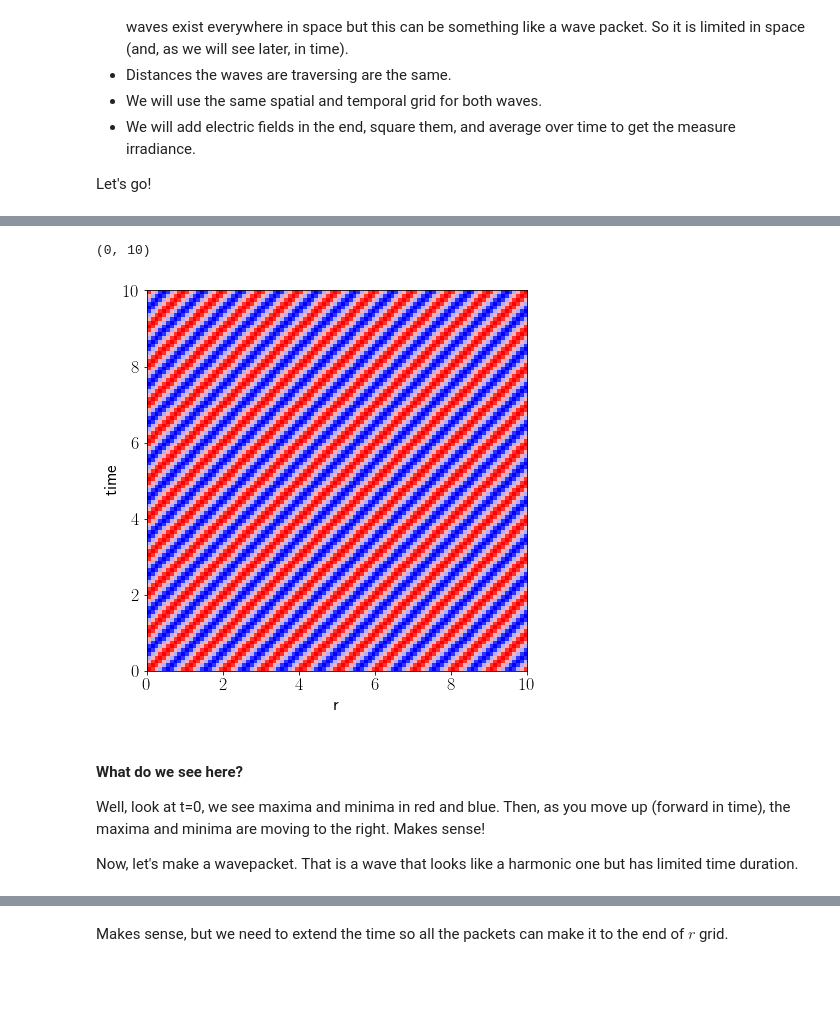
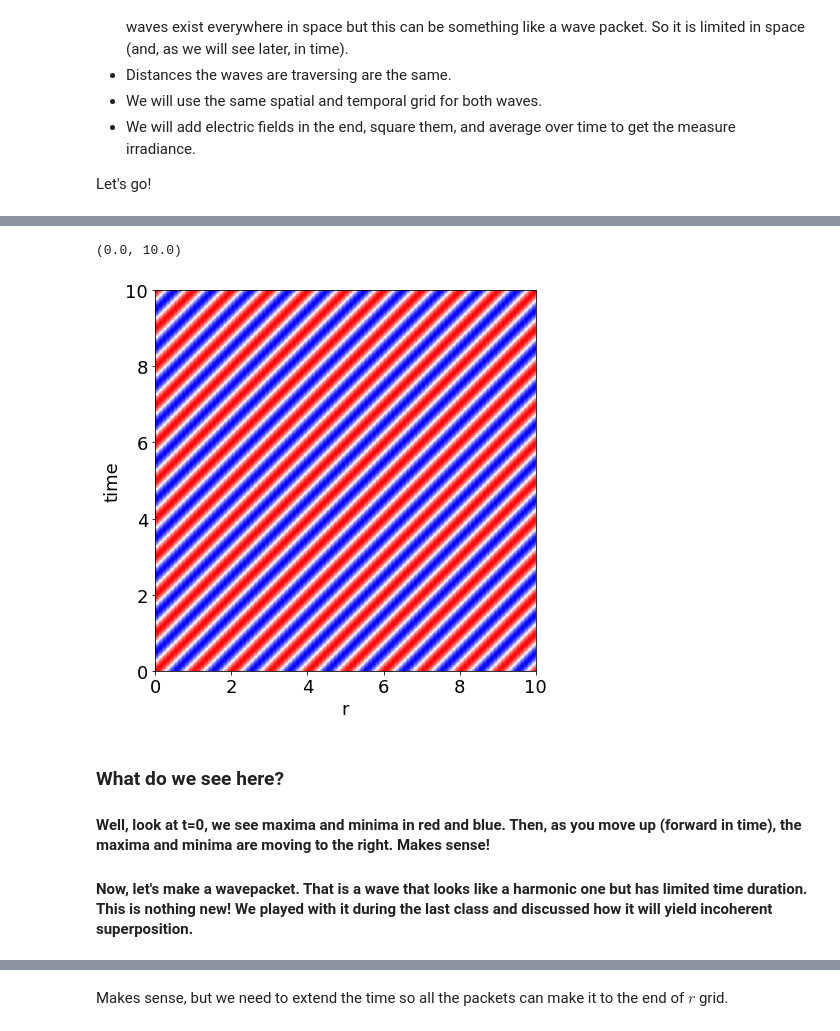
Before and after one commit to ivanzmilic/phys_4510_fall2021, a Jupyter notebook: temporal_coherence.ipynb, the cells around one changed output, grey strips where cells are left out. Saved outputs shown, nothing was run; the diff lists cells and outputs as text; code cells hidden in the pictures; blank space fills up the shorter version.

```diff
--- a/temporal_coherence.ipynb
+++ b/temporal_coherence.ipynb
@@ -36,7 +36,7 @@ Let's go!
 # These are our space and time grids. Spanning from 0 to 100 "units", in 1001 points in total (so step is 0.1)
 
 r = np.linspace(0,100,1001)
-t = np.linspace(0,100,1001)
+t = np.linspace(0,100,2001)
 
 # Wavelength and period in the above given units (don't worry about units so much)
 llambda = 1.0
@@ -62,19 +62,19 @@ Text(0, 0.5, 'time')
 # %%
 # We can't really see waves there, let's plot a smaller range:
 # Let's plot it as a 2D plot:
 plt.figure(figsize=[10,7])
-plt.imshow(E.T,origin='Lower',extent = [r[0],r[-1],t[0],t[-1]],cmap='bwr')
+plt.imshow(E.T,origin='lower',extent = [r[0],r[-1],t[0],t[-1]],cmap='bwr')
 plt.xlabel("r")
 plt.ylabel("time")
 plt.xlim([0,10])
 plt.ylim([0,10])
 # %% [output]
-(0, 10)
+(0.0, 10.0)
-[figure, old version]
+[figure, new version]
 # %% [markdown]
-#### What do we see here?
+### What do we see here?
 
-Well, look at t=0, we see maxima and minima in red and blue. Then, as you move up (forward in time), the maxima and minima are moving to the right. Makes sense!
+#### Well, look at t=0, we see maxima and minima in red and blue. Then, as you move up (forward in time), the maxima and minima are moving to the right. Makes sense!
 
-Now, let's make a wavepacket. That is a wave that looks like a harmonic one but has limited time duration.
+#### Now, let's make a wavepacket. That is a wave that looks like a harmonic one but has limited time duration. This is nothing new! We played with it during the last class and discussed how it will yield incoherent superposition.
 # %%
```
Also changed, not shown: parts of 47 cells of this notebook.
